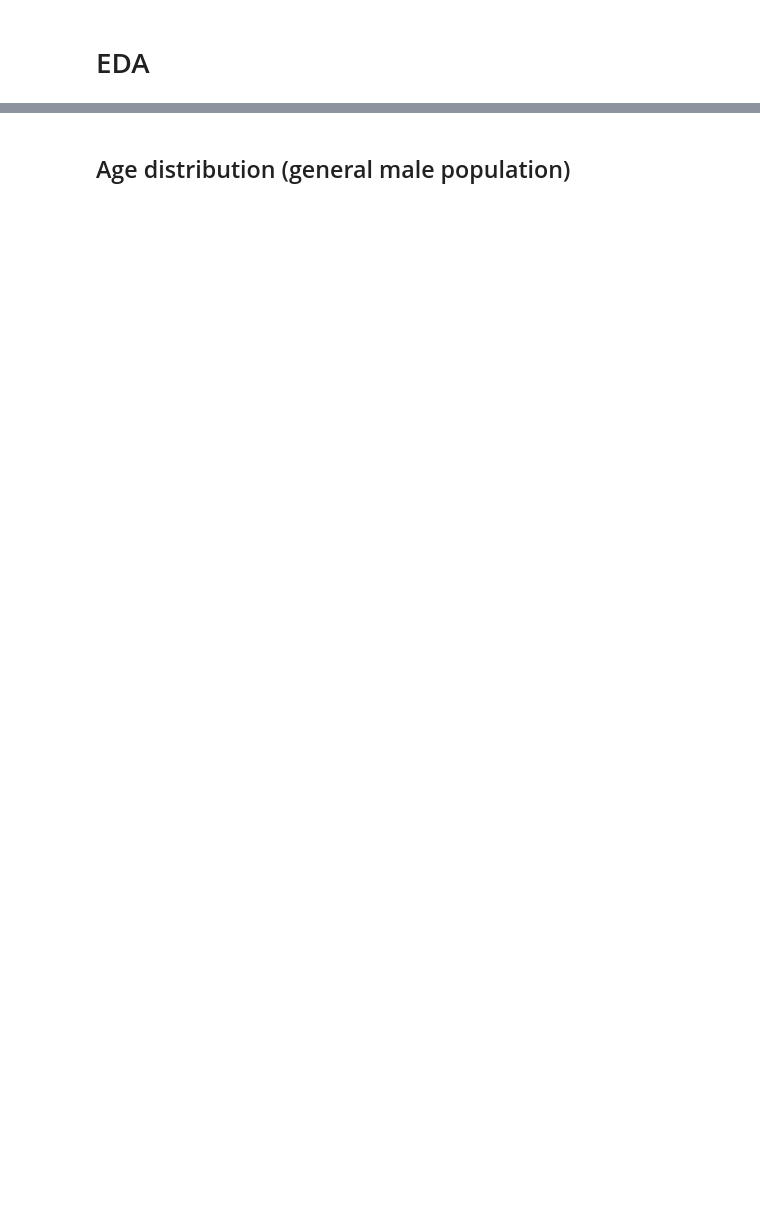
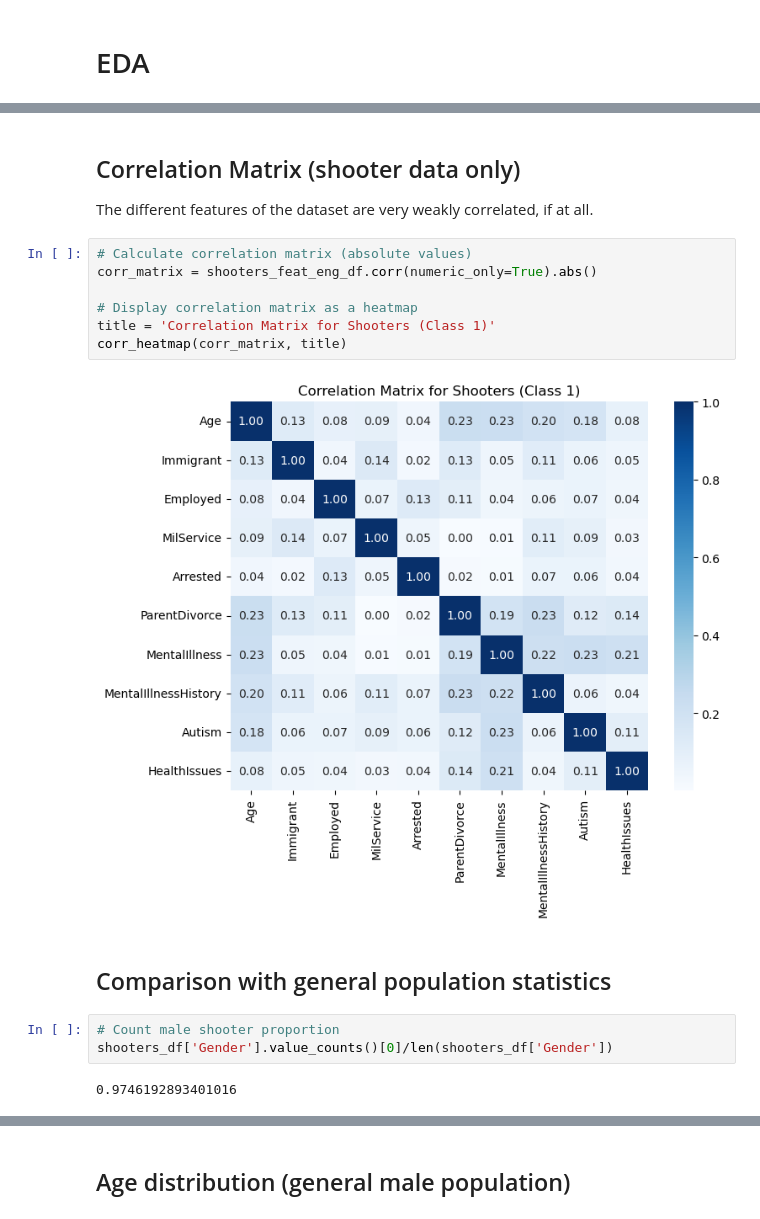
Before and after one commit to benoitchamot/Shootings, a Jupyter notebook: Datasets/EDA.ipynb, the cells around one changed output, grey strips where cells are left out. Cells and saved outputs as stored; diff of their text form; blank space fills up the shorter version.

```diff
--- a/Datasets/EDA.ipynb
+++ b/Datasets/EDA.ipynb
@@ -41 +121,20 @@ Name: RatesOfMentalIllness, dtype: float64
+# %% [markdown]
+## Correlation Matrix (shooter data only)
+The different features of the dataset are very weakly correlated, if at all.
+# %%
+# Calculate correlation matrix (absolute values)
+corr_matrix = shooters_feat_eng_df.corr(numeric_only=True).abs()
+
+# Display correlation matrix as a heatmap
+title = 'Correlation Matrix for Shooters (Class 1)'
+corr_heatmap(corr_matrix, title)
+# %% [output]
+[figure, added]
+# %% [markdown]
+## Comparison with general population statistics
+# %%
+# Count male shooter proportion
+shooters_df['Gender'].value_counts()[0]/len(shooters_df['Gender'])
+# %% [output]
+0.9746192893401016
 # %%
```
Also changed, not shown: parts of 33 cells of this notebook, 10 other files.
